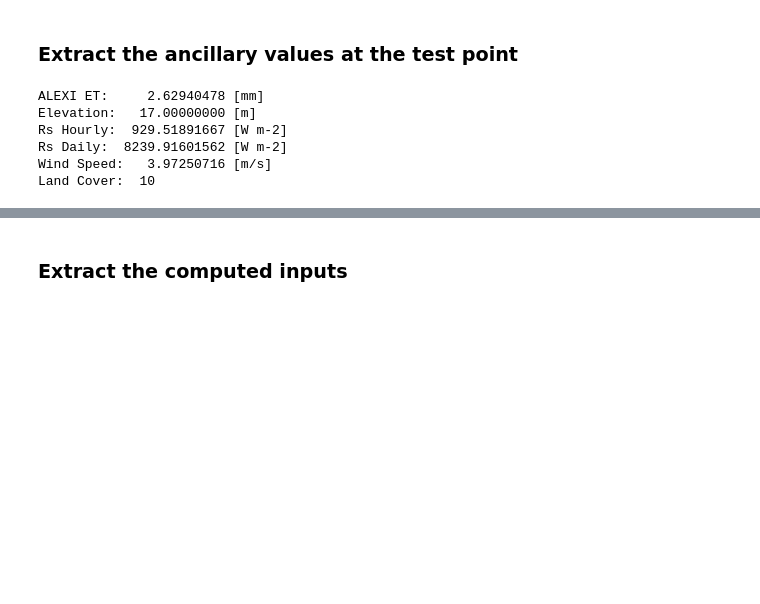
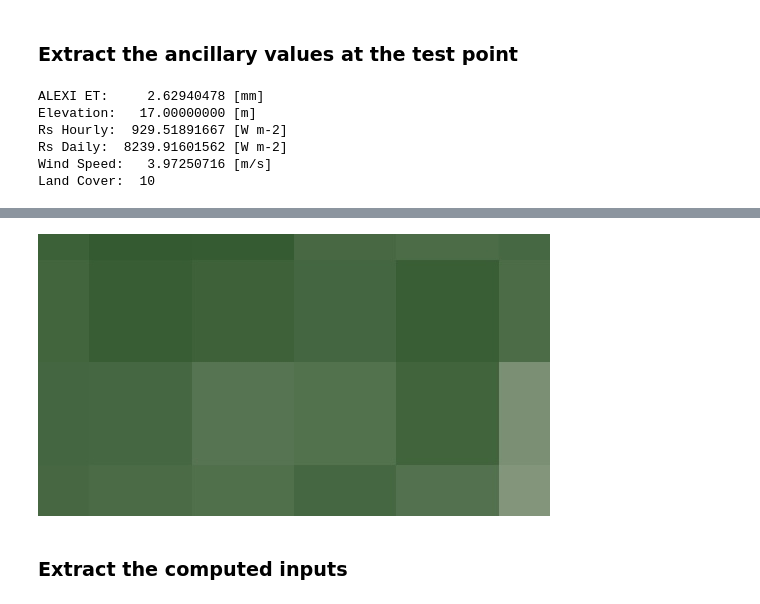
Before and after one commit to Open-ET/openet-disalexi, a Jupyter notebook: examples/landsat_c1_sr_image.ipynb, the cells around one changed output, grey strips where cells are left out. Drawn from its saved outputs; the diff is of its cells as text; code cells hidden in the pictures; blank space fills up the shorter version.

```diff
--- a/examples/landsat_c1_sr_image.ipynb
+++ b/examples/landsat_c1_sr_image.ipynb
@@ -150,5 +152,5 @@ Land Cover:  10
 vis_img = disalexi.alexi_et.getThumbURL({
     'region': test_region, 'min':0, 'max':4,
     'palette': ndvi_palette})
-Image(url=vis_img)
+Image(url=vis_img, embed=True, format='png')
 # %% [output]
@@ -156,3 +157,4 @@ Image(url=vis_img)
+[figure, added]
 # %% [markdown]
 ### Extract the computed inputs
 # %%
```
Also changed, not shown: parts of 15 cells of this notebook, 1 other file.
